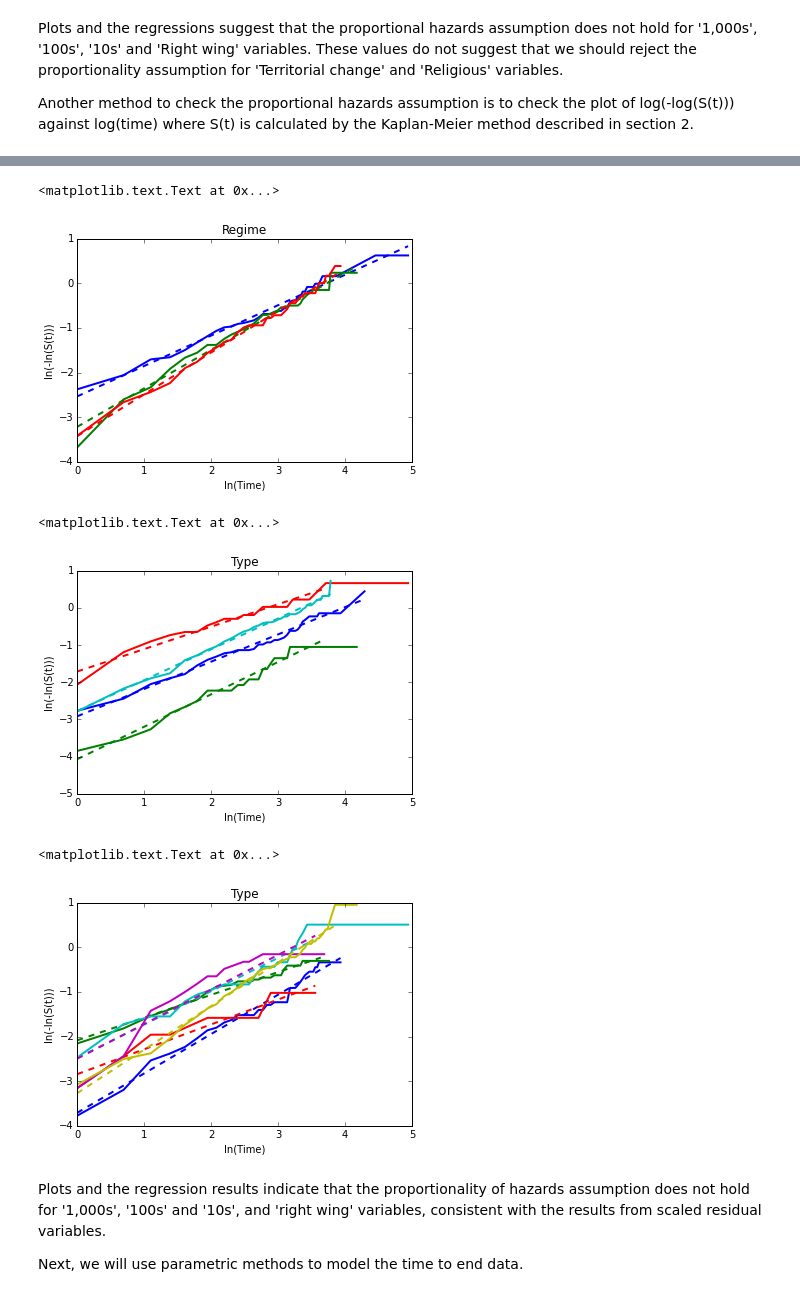
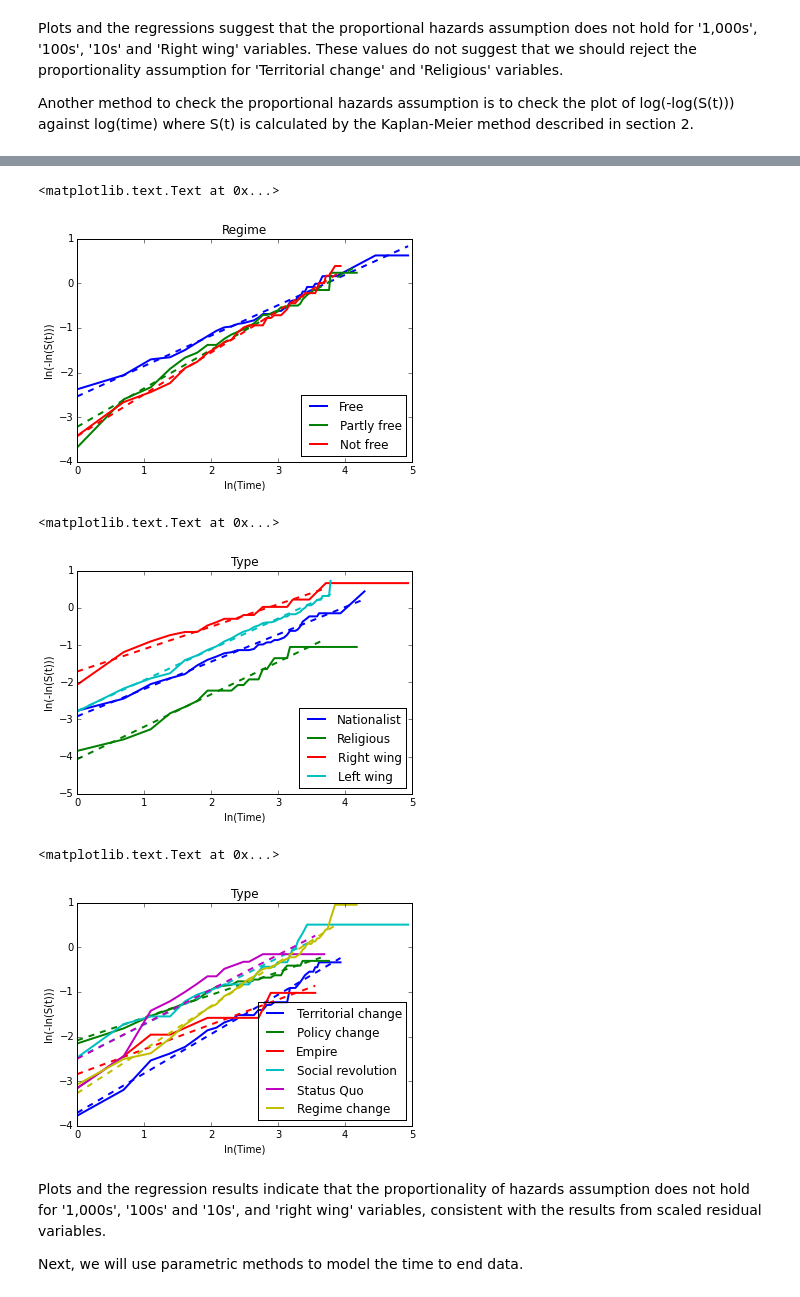
Before and after one commit to MustafaOguz/Survival_Analysis, a Jupyter notebook: Survival_Analysis.ipynb, the cells around one changed output, grey strips where cells are left out. Saved outputs shown, nothing was run; the diff lists cells and outputs as text; code cells hidden in the pictures.

Commit message:
Survival analysis

```diff
--- a/Survival_Analysis.ipynb
+++ b/Survival_Analysis.ipynb
@@ -978,7 +980,7 @@ plt.title('Economy')
 #Repeat for groups operating against countries with different freedom index values
 plt.figure()
 kmf.fit(timevar[free],event_observed = eventvar[free],label = "Free")
-plt.plot(np.log(kmf.survival_function_.index.values),np.log(-np.log(kmf.survival_function_['Free'])),linewidth = 2.0)
+plt.plot(np.log(kmf.survival_function_.index.values),np.log(-np.log(kmf.survival_function_['Free'])),linewidth = 2.0,label = "Free")
 y = np.log(-np.log(kmf.survival_function_['Free'].iloc[1:len(kmf.survival_function_)]))
 X = np.log(kmf.survival_function_.index.values[1:len(kmf.survival_function_.index.values)])
 X = st.add_constant(X, prepend=False)
@@ -987,7 +989,7 @@ linearmodelresults = linearmodel.fit()
 plt.plot(X[:,[0]],linearmodelresults.fittedvalues,'b--',linewidth = 2.0)
 
 kmf.fit(timevar[partlyfree],event_observed = eventvar[partlyfree],label = "Partly free")
-plt.plot(np.log(kmf.survival_function_.index.values),np.log(-np.log(kmf.survival_function_['Partly free'])),linewidth = 2.0)
+plt.plot(np.log(kmf.survival_function_.index.values),np.log(-np.log(kmf.survival_function_['Partly free'])),linewidth = 2.0,label = "Partly free")
 y = np.log(-np.log(kmf.survival_function_['Partly free'].iloc[1:len(kmf.survival_function_)]))
 X = np.log(kmf.survival_function_.index.values[1:len(kmf.survival_function_.index.values)])
 X = st.add_constant(X, prepend=False)
@@ -996,7 +998,7 @@ linearmodelresults = linearmodel.fit()
 plt.plot(X[:,[0]],linearmodelresults.fittedvalues,'g--',linewidth = 2.0)
 
 kmf.fit(timevar[notfree],event_observed = eventvar[notfree],label = "Not free")
-plt.plot(np.log(kmf.survival_function_.index.values),np.log(-np.log(kmf.survival_function_['Not free'])),linewidth = 2.0)
+plt.plot(np.log(kmf.survival_function_.index.values),np.log(-np.log(kmf.survival_function_['Not free'])),linewidth = 2.0,label = "Not free")
 y = np.log(-np.log(kmf.survival_function_['Not free'].iloc[1:len(kmf.survival_function_)-1]))
 X = np.log(kmf.survival_function_.index.values[1:len(kmf.survival_function_.index.values)-1])
 X = st.add_constant(X, prepend=False)
@@ -1004,17 +1006,18 @@ linearmodel = st.OLS(y,X)
 linearmodelresults = linearmodel.fit()
 plt.plot(X[:,[0]],linearmodelresults.fittedvalues,'r--',linewidth = 2.0)
 
+plt.legend(loc = 'lower right')
 plt.ylabel('ln(-ln(S(t)))')
 plt.xlabel('ln(Time)')
 plt.title('Regime')
 # %% [output]
 <matplotlib.text.Text at 0x...>
-[figure, old version]
+[figure, new version]
 # %%
 #Repeat for groups with different ideologies
 plt.figure()
 kmf.fit(timevar[nationalist],event_observed = eventvar[nationalist],label = "Nationalist")
-plt.plot(np.log(kmf.survival_function_.index.values),np.log(-np.log(kmf.survival_function_['Nationalist'])),linewidth = 2.0)
+plt.plot(np.log(kmf.survival_function_.index.values),np.log(-np.log(kmf.survival_function_['Nationalist'])),linewidth = 2.0,label = "Nationalist")
 y = np.log(-np.log(kmf.survival_function_['Nationalist'].iloc[1:len(kmf.survival_function_)-1]))
 X = np.log(kmf.survival_function_.index.values[1:len(kmf.survival_function_.index.values)-1])
 X = st.add_constant(X, prepend=False)
@@ -1023,7 +1026,7 @@ linearmodelresults = linearmodel.fit()
 plt.plot(X[:,[0]],linearmodelresults.fittedvalues,'b--',linewidth = 2.0)
 
 kmf.fit(timevar[religious],event_observed = eventvar[religious],label = "Religious")
-plt.plot(np.log(kmf.survival_function_.index.values),np.log(-np.log(kmf.survival_function_['Religious'])),linewidth = 2.0)
+plt.plot(np.log(kmf.survival_function_.index.values),np.log(-np.log(kmf.survival_function_['Religious'])),linewidth = 2.0,label = "Religious")
 y = np.log(-np.log(kmf.survival_function_['Religious'].iloc[1:len(kmf.survival_function_)-1]))
 X = np.log(kmf.survival_function_.index.values[1:len(kmf.survival_function_.index.values)-1])
 X = st.add_constant(X, prepend=False)
@@ -1032,7 +1035,7 @@ linearmodelresults = linearmodel.fit()
 plt.plot(X[:,[0]],linearmodelresults.fittedvalues,'g--',linewidth = 2.0)
 
 kmf.fit(timevar[right_wing],event_observed = eventvar[right_wing],label = "Right wing")
-plt.plot(np.log(kmf.survival_function_.index.values),np.log(-np.log(kmf.survival_function_['Right wing'])),linewidth = 2.0)
+plt.plot(np.log(kmf.survival_function_.index.values),np.log(-np.log(kmf.survival_function_['Right wing'])),linewidth = 2.0,label = "Right wing")
 y = np.log(-np.log(kmf.survival_function_['Right wing'].iloc[1:len(kmf.survival_function_)-1]))
 X = np.log(kmf.survival_function_.index.values[1:len(kmf.survival_function_.index.values)-1])
 X = st.add_constant(X, prepend=False)
@@ -1041,7 +1044,7 @@ linearmodelresults = linearmodel.fit()
 plt.plot(X[:,[0]],linearmodelresults.fittedvalues,'r--',linewidth = 2.0)
 
 kmf.fit(timevar[left_wing],event_observed = eventvar[left_wing],label = "Left wing")
-plt.plot(np.log(kmf.survival_function_.index.values),np.log(-np.log(kmf.survival_function_['Left wing'])),linewidth = 2.0)
+plt.plot(np.log(kmf.survival_function_.index.values),np.log(-np.log(kmf.survival_function_['Left wing'])),linewidth = 2.0,label = "Left wing")
 y = np.log(-np.log(kmf.survival_function_['Left wing'].iloc[1:len(kmf.survival_function_)-1]))
 X = np.log(kmf.survival_function_.index.values[1:len(kmf.survival_function_.index.values)-1])
 X = st.add_constant(X, prepend=False)
@@ -1049,17 +1052,18 @@ linearmodel = st.OLS(y,X)
 linearmodelresults = linearmodel.fit()
 plt.plot(X[:,[0]],linearmodelresults.fittedvalues,'c--',linewidth = 2.0)
 
+plt.legend(loc = 'lower right')
 plt.ylabel('ln(-ln(S(t)))')
 plt.xlabel('ln(Time)')
 plt.title('Type')
 # %% [output]
 <matplotlib.text.Text at 0x...>
-[figure, old version]
+[figure, new version]
 # %%
 #Repeat for groups with different goals
 plt.figure()
 kmf.fit(timevar[territorial],event_observed = eventvar[territorial],label = "Territorial change")
-plt.plot(np.log(kmf.survival_function_.index.values),np.log(-np.log(kmf.survival_function_['Territorial change'])),linewidth = 2.0)
+plt.plot(np.log(kmf.survival_function_.index.values),np.log(-np.log(kmf.survival_function_['Territorial change'])),linewidth = 2.0,label = "Territorial change")
 y = np.log(-np.log(kmf.survival_function_['Territorial change'].iloc[1:len(kmf.survival_function_)-1]))
 X = np.log(kmf.survival_function_.index.values[1:len(kmf.survival_function_.index.values)-1])
 X = st.add_constant(X, prepend=False)
@@ -1068,7 +1072,7 @@ linearmodelresults = linearmodel.fit()
 plt.plot(X[:,[0]],linearmodelresults.fittedvalues,'b--',linewidth = 2.0)
 
 kmf.fit(timevar[policy],event_observed = eventvar[policy],label = "Policy change")
-plt.plot(np.log(kmf.survival_function_.index.values),np.log(-np.log(kmf.survival_function_['Policy change'])),linewidth = 2.0)
+plt.plot(np.log(kmf.survival_function_.index.values),np.log(-np.log(kmf.survival_function_['Policy change'])),linewidth = 2.0,label = "Policy change")
 y = np.log(-np.log(kmf.survival_function_['Policy change'].iloc[1:len(kmf.survival_function_)-1]))
 X = np.log(kmf.survival_function_.index.values[1:len(kmf.survival_function_.index.values)-1])
 X = st.add_constant(X, prepend=False)
@@ -1077,7 +1081,7 @@ linearmodelresults = linearmodel.fit()
 plt.plot(X[:,[0]],linearmodelresults.fittedvalues,'g--',linewidth = 2.0)
 
 kmf.fit(timevar[empire],event_observed = eventvar[empire],label = "Empire")
-plt.plot(np.log(kmf.survival_function_.index.values),np.log(-np.log(kmf.survival_function_['Empire'])),linewidth = 2.0)
+plt.plot(np.log(kmf.survival_function_.index.values),np.log(-np.log(kmf.survival_function_['Empire'])),linewidth = 2.0,label = "Empire")
 y = np.log(-np.log(kmf.survival_function_['Empire'].iloc[1:len(kmf.survival_function_)-1]))
 X = np.log(kmf.survival_function_.index.values[1:len(kmf.survival_function_.index.values)-1])
 X = st.add_constant(X, prepend=False)
@@ -1086,38 +1090,39 @@ linearmodelresults = linearmodel.fit()
 plt.plot(X[:,[0]],linearmodelresults.fittedvalues,'r--',linewidth = 2.0)
 
 kmf.fit(timevar[social],event_observed = eventvar[social],label = "Social revolution")
-plt.plot(np.log(kmf.survival_function_.index.values),np.log(-np.log(kmf.survival_function_['Social revolution'])),linewidth = 2.0)
+plt.plot(np.log(kmf.survival_function_.index.values),np.log(-np.log(kmf.survival_function_['Social revolution'])),linewidth = 2.0,label = "Social revolution")
 y = np.log(-np.log(kmf.survival_function_['Social revolution'].iloc[1:len(kmf.survival_function_)-1]))
 X = np.log(kmf.survival_function_.index.values[1:len(kmf.survival_function_.index.values)-1])
 X = st.add_constant(X, prepend=False)
 linearmodel = st.OLS(y,X)
 linearmodelresults = linearmodel.fit()
 plt.plot(X[:,[0]],linearmodelresults.fittedvalues,'c--',linewidth = 2.0)
 
 kmf.fit(timevar[status],event_observed = eventvar[status],label = "Status Quo")
-plt.plot(np.log(kmf.survival_function_.index.values),np.log(-np.log(kmf.survival_function_['Status Quo'])),linewidth = 2.0)
+plt.plot(np.log(kmf.survival_function_.index.values),np.log(-np.log(kmf.survival_function_['Status Quo'])),linewidth = 2.0,label = "Status Quo")
 y = np.log(-np.log(kmf.survival_function_['Status Quo'].iloc[1:len(kmf.survival_function_)-1]))
 X = np.log(kmf.survival_function_.index.values[1:len(kmf.survival_function_.index.values)-1])
 X = st.add_constant(X, prepend=False)
 linearmodel = st.OLS(y,X)
 linearmodelresults = linearmodel.fit()
 plt.plot(X[:,[0]],linearmodelresults.fittedvalues,'m--',linewidth = 2.0)
 
 kmf.fit(timevar[regime],event_observed = eventvar[regime],label = "Regime change")
-plt.plot(np.log(kmf.survival_function_.index.values),np.log(-np.log(kmf.survival_function_['Regime change'])),linewidth = 2.0)
+plt.plot(np.log(kmf.survival_function_.index.values),np.log(-np.log(kmf.survival_function_['Regime change'])),linewidth = 2.0,label = "Regime change")
 y = np.log(-np.log(kmf.survival_function_['Regime change'].iloc[1:len(kmf.survival_function_)-1]))
 X = np.log(kmf.survival_function_.index.values[1:len(kmf.survival_function_.index.values)-1])
 X = st.add_constant(X, prepend=False)
 linearmodel = st.OLS(y,X)
 linearmodelresults = linearmodel.fit()
 plt.plot(X[:,[0]],linearmodelresults.fittedvalues,'y--',linewidth = 2.0)
 
+plt.legend(loc = 'lower right')
 plt.ylabel('ln(-ln(S(t)))')
 plt.xlabel('ln(Time)')
 plt.title('Type')
 # %% [output]
 <matplotlib.text.Text at 0x...>
-[figure, old version]
+[figure, new version]
 # %% [markdown]
 Plots and the regression results indicate that the proportionality of hazards assumption does not hold for '1,000s', '100s' and '10s', and 'right wing' variables, consistent with the results from scaled residual variables.
 
```
Also changed, not shown: parts of 4 cells of this notebook.
